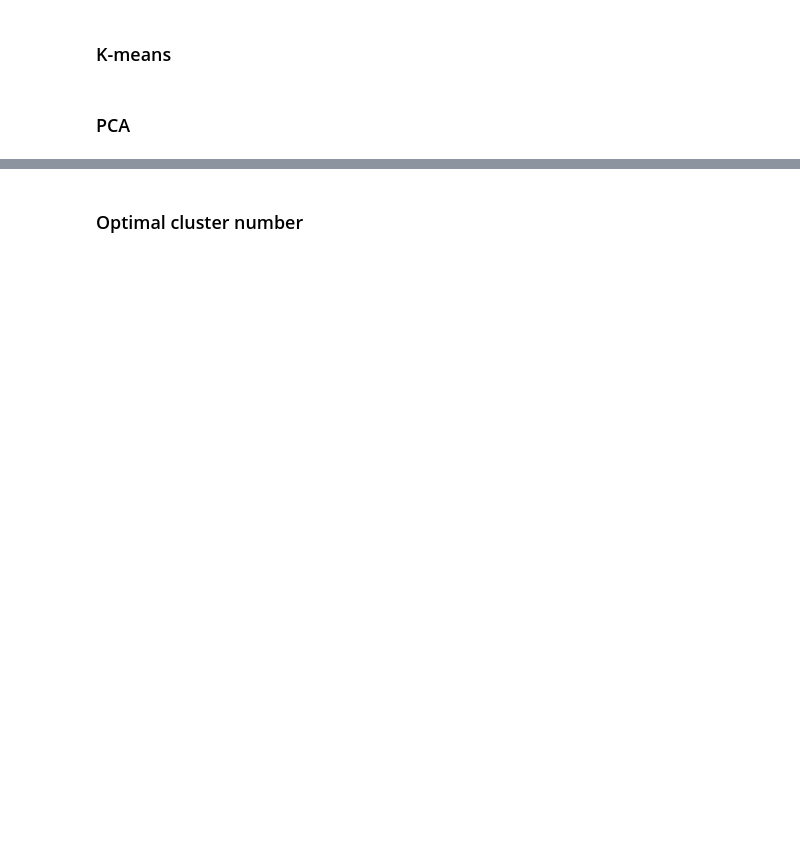
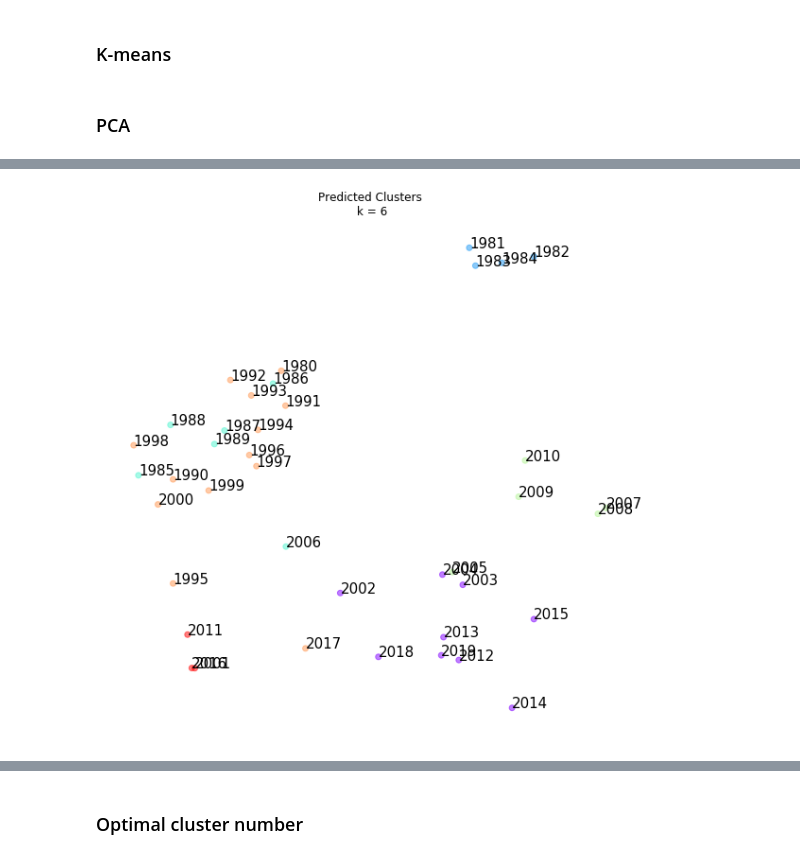
Before and after one commit to luisesanmartin/Content-Analysis-2020, a Jupyter notebook: week-6/6-Discovering-Patterns-Clusters-and-Topics.ipynb, the cells around one changed output, grey strips where cells are left out. Saved outputs shown, nothing was run; the diff lists cells and outputs as text; code cells hidden in the pictures; blank space fills up the shorter version.

```diff
--- a/week-6/6-Discovering-Patterns-Clusters-and-Topics.ipynb
+++ b/week-6/6-Discovering-Patterns-Clusters-and-Topics.ipynb
@@ -862,17 +648,19 @@ plt.show()
 # %%
 numCategories = 6
 colors = list(plt.cm.rainbow(np.linspace(0,1, numCategories)))
-colors_p = [colors[l] for l in targetDF['kmeans_predictions' + str(numCategories)]]
+colors_p = [colors[l] for l in targetDF['kmeans' + str(numCategories)]]
 
 # Plotting
 plt.figure(figsize=(10,10))
 fig = plt.figure(1)
 ax = fig.add_subplot(111)
 ax.set_frame_on(False)
 plt.scatter(reducedPCA_speechData[:, 0], reducedPCA_speechData[:, 1], color = colors_p, alpha = 0.5)
 plt.xticks(())
 plt.yticks(())
 for i, year in enumerate(speech['year']):
-    ax.annotate(year, (reducedPCA_speechData[:, 0][i],reducedPCA_speechData[:, 1][i]))
+    ax.annotate(year, (reducedPCA_speechData[:, 0][i],reducedPCA_speechData[:, 1][i]),size=15)
 plt.title('Predicted Clusters\n k = {}'.format(numCategories))
 plt.show()
+# %% [output]
+[figure, added]
```
Also changed, not shown: parts of 94 cells of this notebook, 2 other files.
